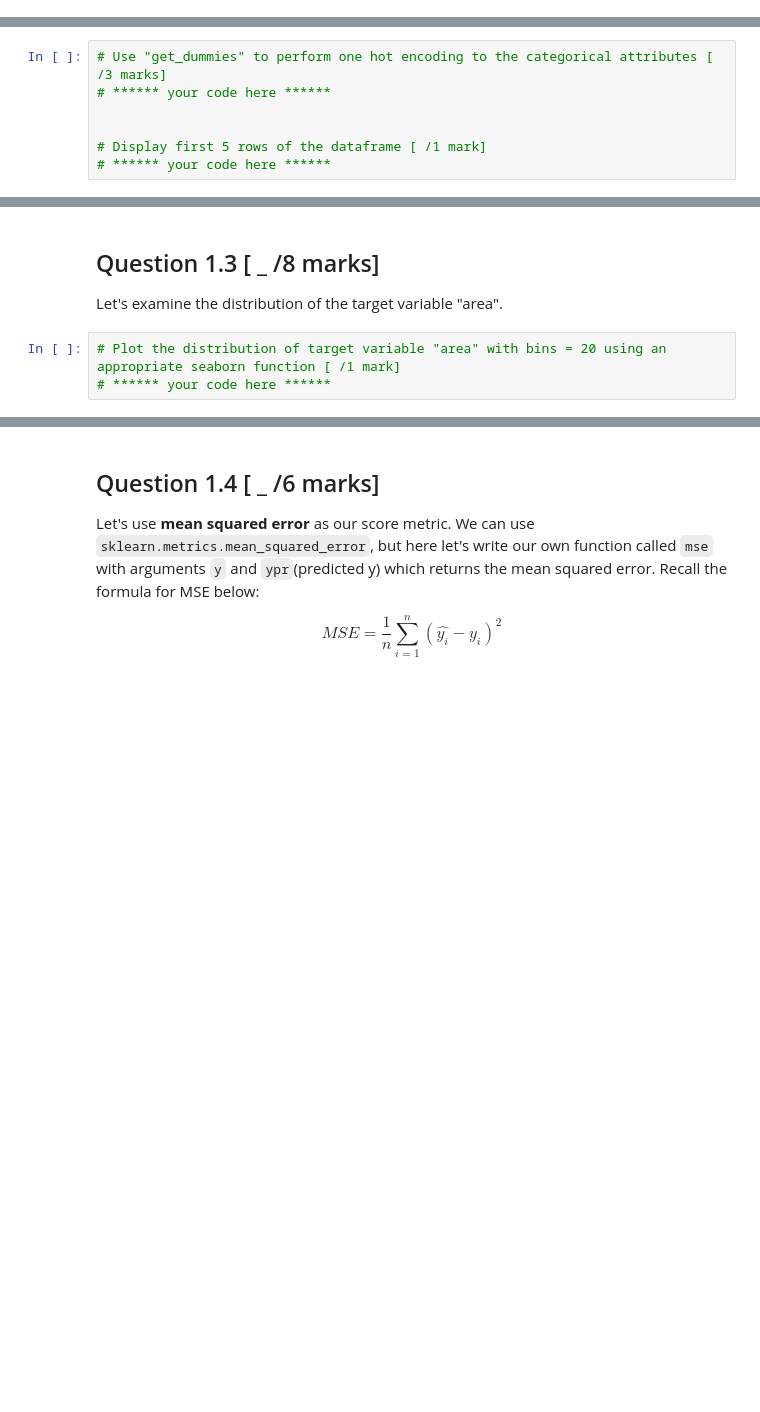
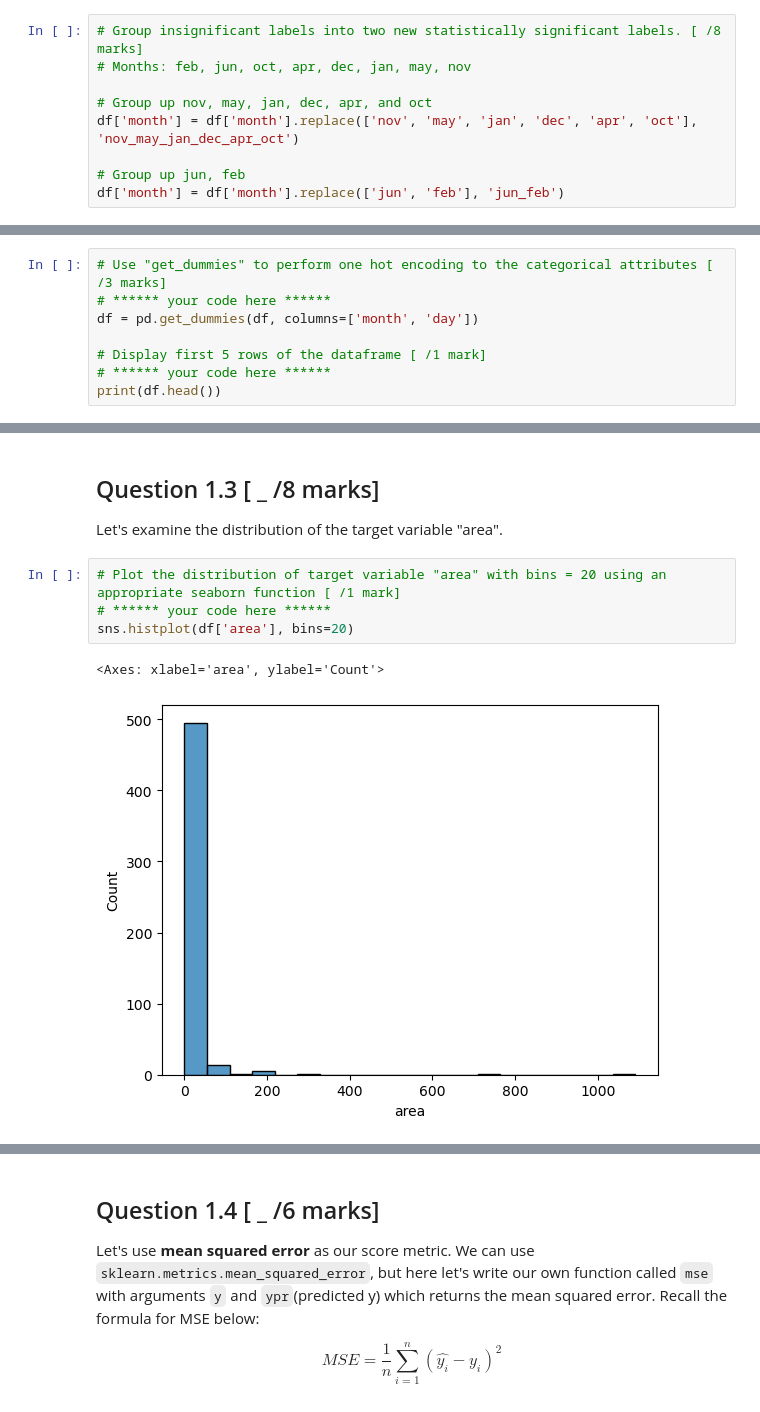
Before and after one commit to rgavigan/ds3000, a Jupyter notebook: assign5/Assignment_5.ipynb, the cells around one changed output, grey strips where cells are left out. Cells and saved outputs as stored; diff of their text form; blank space fills up the shorter version.

```diff
--- a/assign5/Assignment_5.ipynb
+++ b/assign5/Assignment_5.ipynb
@@ -98,3 +125,12 @@ Using a threshold of statistical significance of 5%, check statistical significa
+# %%
+# Group insignificant labels into two new statistically significant labels. [ /8 marks]
+# Months: feb, jun, oct, apr, dec, jan, may, nov
+
+# Group up nov, may, jan, dec, apr, and oct
+df['month'] = df['month'].replace(['nov', 'may', 'jan', 'dec', 'apr', 'oct'], 'nov_may_jan_dec_apr_oct')
+
+# Group up jun, feb
+df['month'] = df['month'].replace(['jun', 'feb'], 'jun_feb')
 # %%
 # Recheck statistical significance of the attribute with adjusted labels [ /1 marks]
 # ****** your code here ******
@@ -105,7 +153,8 @@ Let's convert all categorical data into numerical data using `get_dummies`. Disp
 # %%
 # Use "get_dummies" to perform one hot encoding to the categorical attributes [ /3 marks]
 # ****** your code here ******
-
+df = pd.get_dummies(df, columns=['month', 'day'])
 
 # Display first 5 rows of the dataframe [ /1 mark]
 # ****** your code here ******
+print(df.head())
@@ -119,6 +192,10 @@ Let's examine the distribution of the target variable "area".
 # %%
 # Plot the distribution of target variable "area" with bins = 20 using an appropriate seaborn function [ /1 mark]
 # ****** your code here ******
+sns.histplot(df['area'], bins=20)
+# %% [output]
+<Axes: xlabel='area', ylabel='Count'>
+[figure, added]
 # %% [markdown]
  **Question**:
 
```
Also changed, not shown: parts of 18 cells of this notebook.
